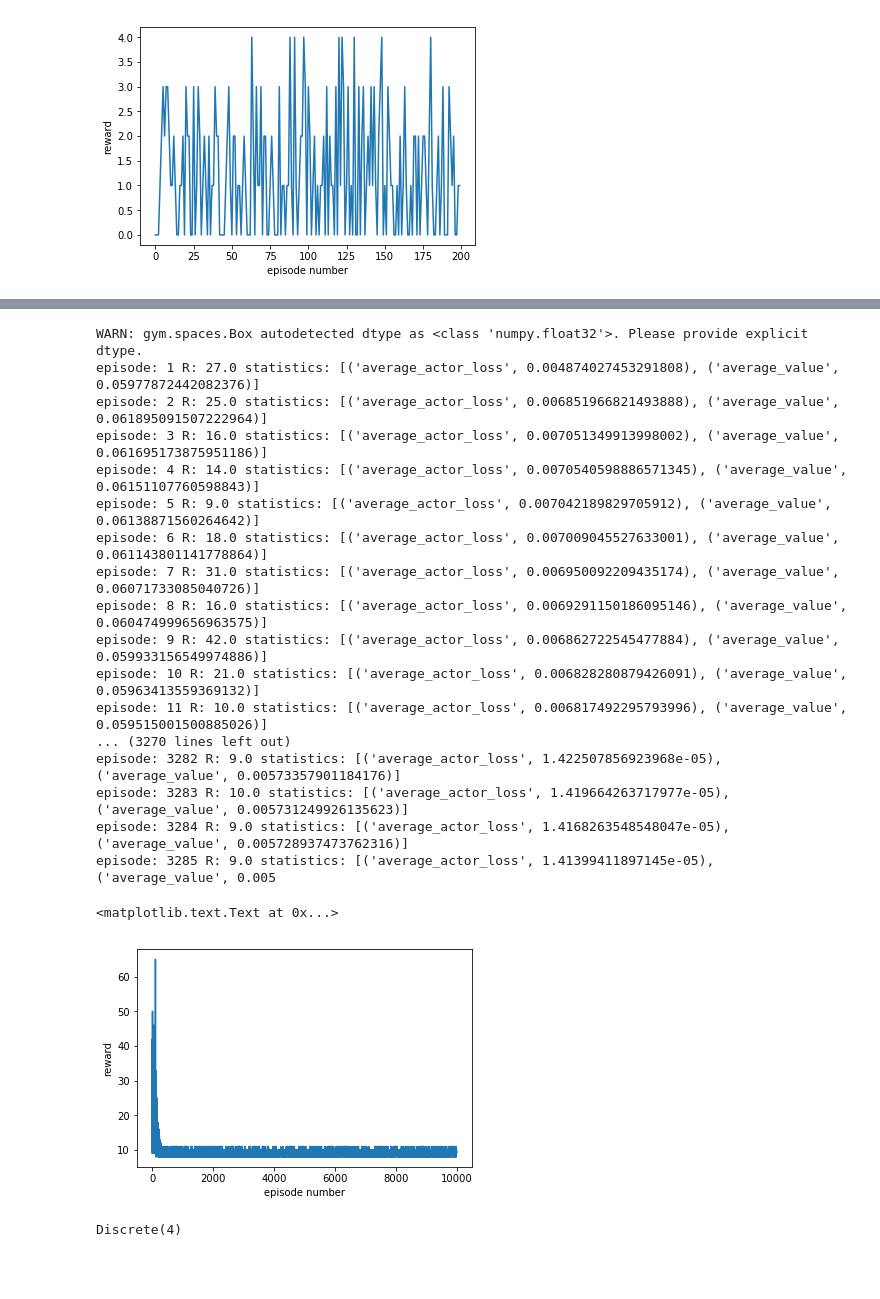
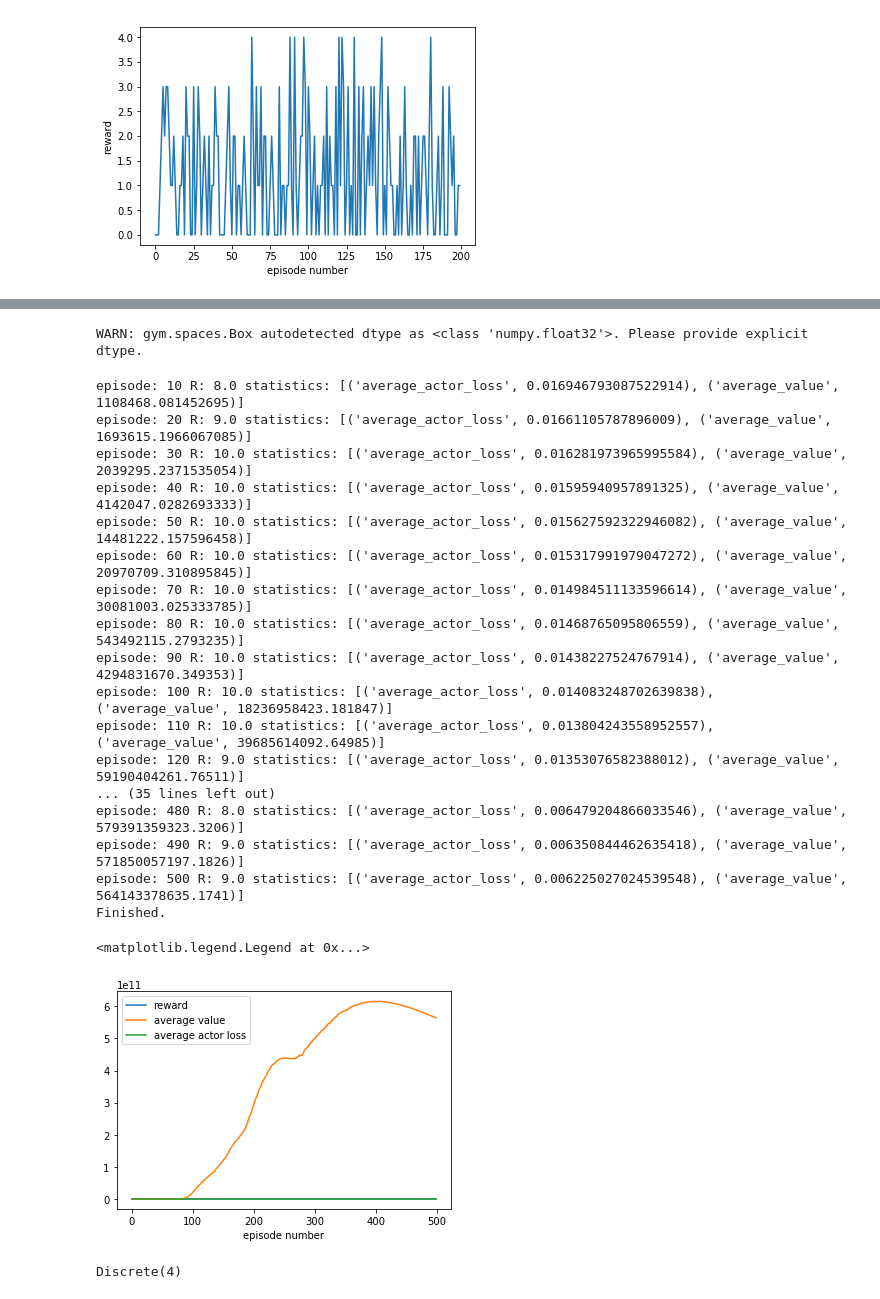
Before and after one commit to kgalias/FV4A2C, a Jupyter notebook: agenty.ipynb, the cells around one changed output, grey strips where cells are left out. Drawn from its saved outputs; the diff is of its cells as text; code cells hidden in the pictures; blank space fills up the shorter version.

```diff
--- a/agenty.ipynb
+++ b/agenty.ipynb
@@ -299,7 +222,7 @@ class A2CAgent(object):
 
     def stop_episode_and_train(self, state, reward, done=False):
 
-        state = phi(state)
+        state = self.phi(state)
         self.rewards[self.step - self.start_step - 1] = np.array(reward, dtype=np.float32)
         self.states[self.step - self.start_step] = state
 
@@ -381,61 +320,70 @@ env = gym.make('CartPole-v0')
 obs_size = env.observation_space.low.size
 n_actions = env.action_space.n
 n_steps = 5
-n_episodes = 10000
+n_episodes = 500
 
 model = ActorCritic(shared_model=MLP(obs_size), n_actions=n_actions)
 optimizer = chainer.optimizers.RMSprop()
 optimizer.setup(model)
 
-frame_preprocessor = lambda x: (x.astype(np.float32) / 255).reshape((-1,) + x.shape)
-agent = A2CAgent(model=model, optimizer=optimizer, gamma=0.99, n_steps=n_steps, phi=frame_preprocessor)
+preprocessor = lambda x: x.astype(np.float32).reshape((-1,) + x.shape)
+agent = A2CAgent(model=model, optimizer=optimizer, gamma=0.99, n_steps=n_steps, phi=preprocessor)
 
 rewards_per_episode = []
+average_value_per_episode = []
+average_actor_loss_per_episode = []
+
 for i in range(1, n_episodes + 1):
     obs = env.reset()
     reward = 0
     done = False
     R = 0  # return (sum of rewards)
     t = 0  # time step
     while not done:
         # Uncomment to watch the behaviour
         # env.render()
         action = agent.act_and_train(obs, reward, done)
         obs, reward, done, _ = env.step(action)
         R += reward
         t += 1
     rewards_per_episode.append(R)
-    #if i % 10 == 0:
-    print('episode:', i,
-          'R:', R,
-          'statistics:', agent.get_statistics()
-         )
+    average_value_per_episode.append(agent.get_statistics()[1][1])
+    average_actor_loss_per_episode.append(agent.get_statistics()[0][1])
+    if i % 10 == 0:
+        print('episode:', i,
+              'R:', R,
+              'statistics:', agent.get_statistics()
+             )
     agent.stop_episode_and_train(obs, reward, done)
 
 print('Finished.')
 plt.plot(rewards_per_episode)
+plt.plot(average_value_per_episode)
+plt.plot(average_actor_loss_per_episode)
 plt.xlabel("episode number")
-plt.ylabel("reward")
+# plt.ylabel("reward")
+plt.legend(["reward", "average value", "average actor loss"])
 # %% [output]
 WARN: gym.spaces.Box autodetected dtype as <class 'numpy.float32'>. Please provide explicit dtype.
-episode: 1 R: 27.0 statistics: [('average_actor_loss', 0.004874027453291808), ('average_value', 0.05977872442082376)]
-episode: 2 R: 25.0 statistics: [('average_actor_loss', 0.006851966821493888), ('average_value', 0.061895091507222964)]
-episode: 3 R: 16.0 statistics: [('average_actor_loss', 0.007051349913998002), ('average_value', 0.061695173875951186)]
-episode: 4 R: 14.0 statistics: [('average_actor_loss', 0.0070540598886571345), ('average_value', 0.06151107760598843)]
-episode: 5 R: 9.0 statistics: [('average_actor_loss', 0.007042189829705912), ('average_value', 0.06138871560264642)]
-episode: 6 R: 18.0 statistics: [('average_actor_loss', 0.007009045527633001), ('average_value', 0.061143801141778864)]
-episode: 7 R: 31.0 statistics: [('average_actor_loss', 0.006950092209435174), ('average_value', 0.06071733085040726)]
-episode: 8 R: 16.0 statistics: [('average_actor_loss', 0.0069291150186095146), ('average_value', 0.060474999656963575)]
-episode: 9 R: 42.0 statistics: [('average_actor_loss', 0.006862722545477884), ('average_value', 0.059933156549974886)]
-episode: 10 R: 21.0 statistics: [('average_actor_loss', 0.006828280879426091), ('average_value', 0.05963413559369132)]
-episode: 11 R: 10.0 statistics: [('average_actor_loss', 0.006817492295793996), ('average_value', 0.059515001500885026)]
-... (3270 lines left out)
-episode: 3282 R: 9.0 statistics: [('average_actor_loss', 1.422507856923968e-05), ('average_value', 0.00573357901184176)]
-episode: 3283 R: 10.0 statistics: [('average_actor_loss', 1.419664263717977e-05), ('average_value', 0.005731249926135623)]
-episode: 3284 R: 9.0 statistics: [('average_actor_loss', 1.4168263548548047e-05), ('average_value', 0.005728937473762316)]
-episode: 3285 R: 9.0 statistics: [('average_actor_loss', 1.41399411897145e-05), ('average_value', 0.005
-<matplotlib.text.Text at 0x...>
+episode: 10 R: 8.0 statistics: [('average_actor_loss', 0.016946793087522914), ('average_value', 1108468.081452695)]
+episode: 20 R: 9.0 statistics: [('average_actor_loss', 0.01661105787896009), ('average_value', 1693615.1966067085)]
+episode: 30 R: 10.0 statistics: [('average_actor_loss', 0.016281973965995584), ('average_value', 2039295.2371535054)]
+episode: 40 R: 10.0 statistics: [('average_actor_loss', 0.01595940957891325), ('average_value', 4142047.0282693333)]
+episode: 50 R: 10.0 statistics: [('average_actor_loss', 0.015627592322946082), ('average_value', 14481222.157596458)]
+episode: 60 R: 10.0 statistics: [('average_actor_loss', 0.015317991979047272), ('average_value', 20970709.310895845)]
+episode: 70 R: 10.0 statistics: [('average_actor_loss', 0.014984511133596614), ('average_value', 30081003.025333785)]
+episode: 80 R: 10.0 statistics: [('average_actor_loss', 0.01468765095806559), ('average_value', 543492115.2793235)]
+episode: 90 R: 10.0 statistics: [('average_actor_loss', 0.01438227524767914), ('average_value', 4294831670.349353)]
+episode: 100 R: 10.0 statistics: [('average_actor_loss', 0.014083248702639838), ('average_value', 18236958423.181847)]
+episode: 110 R: 10.0 statistics: [('average_actor_loss', 0.013804243558952557), ('average_value', 39685614092.64985)]
+episode: 120 R: 9.0 statistics: [('average_actor_loss', 0.01353076582388012), ('average_value', 59190404261.76511)]
+... (35 lines left out)
+episode: 480 R: 8.0 statistics: [('average_actor_loss', 0.006479204866033546), ('average_value', 579391359323.3206)]
+episode: 490 R: 9.0 statistics: [('average_actor_loss', 0.006350844462635418), ('average_value', 571850057197.1826)]
+episode: 500 R: 9.0 statistics: [('average_actor_loss', 0.006225027024539548), ('average_value', 564143378635.1741)]
+Finished.
+<matplotlib.legend.Legend at 0x...>
-[figure, old version]
+[figure, new version]
 # %%
 env = gym.make('Breakout-v0')
 print(env.action_space)
```
Also changed, not shown: parts of 10 cells of this notebook.
